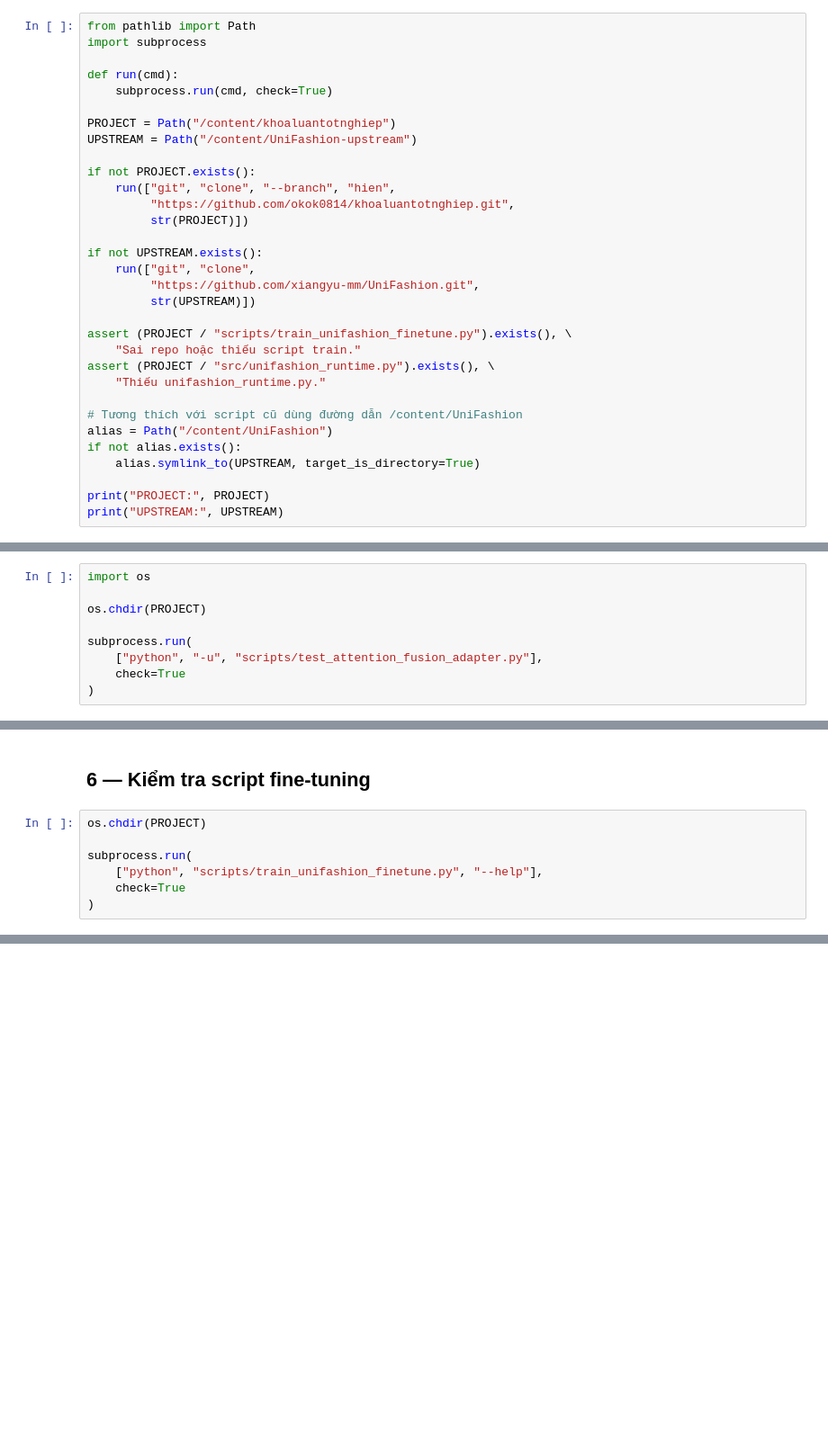
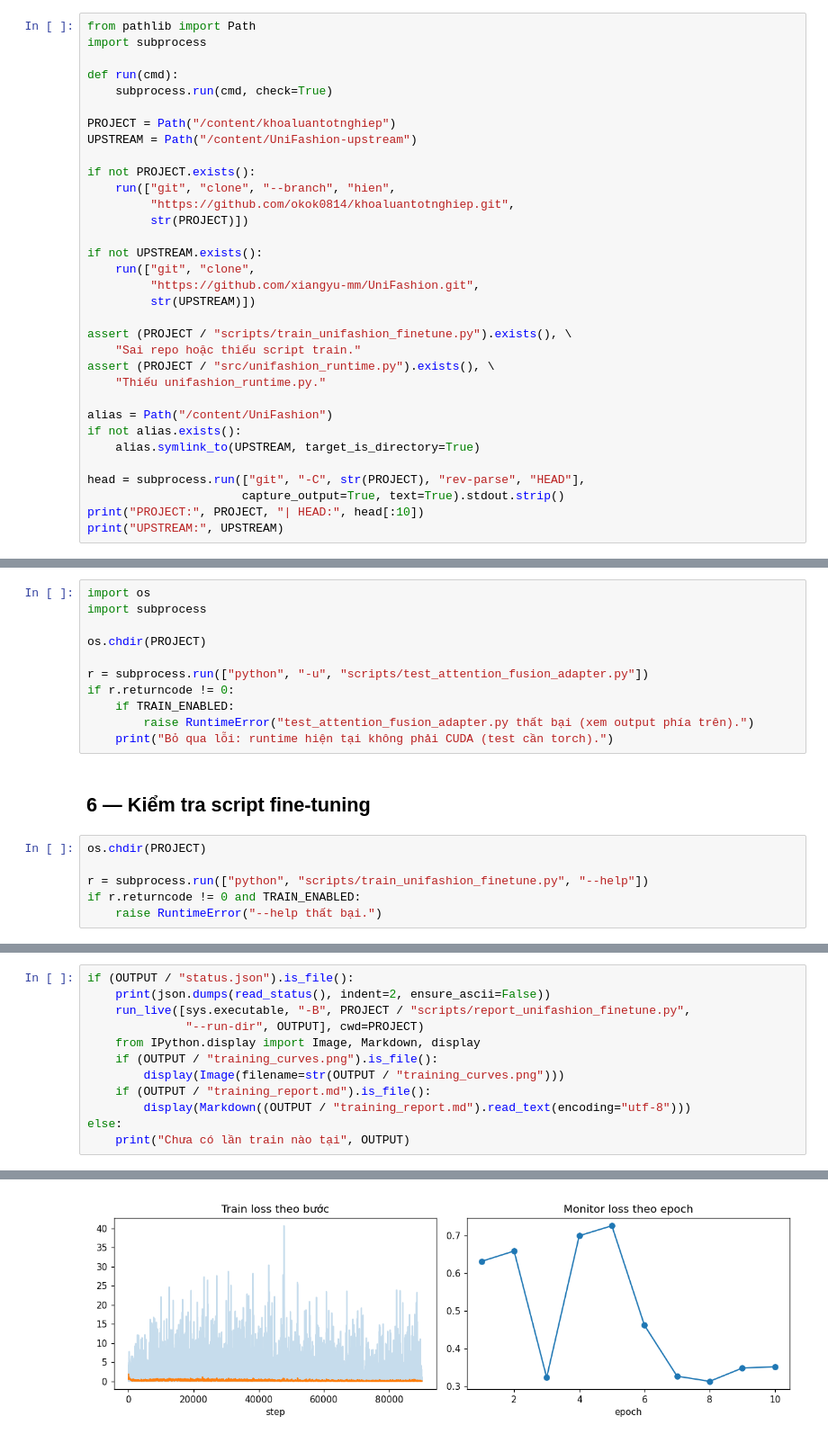
Before and after one commit to okok0814/khoaluantotnghiep, a Jupyter notebook: notebooks/41_15_Attention_Fusion_UniFashion_GPU.ipynb, the cells around one changed output, grey strips where cells are left out. Shown at 90% size. Drawn from its saved outputs; the diff is of its cells as text; blank space fills up the shorter version.

```diff
--- a/notebooks/41_15_Attention_Fusion_UniFashion_GPU.ipynb
+++ b/notebooks/41_15_Attention_Fusion_UniFashion_GPU.ipynb
@@ -42,11 +78,12 @@ assert (PROJECT / "scripts/train_unifashion_finetune.py").exists(), \
 assert (PROJECT / "src/unifashion_runtime.py").exists(), \
     "Thiếu unifashion_runtime.py."
 
-# Tương thích với script cũ dùng đường dẫn /content/UniFashion
 alias = Path("/content/UniFashion")
 if not alias.exists():
     alias.symlink_to(UPSTREAM, target_is_directory=True)
 
-print("PROJECT:", PROJECT)
+head = subprocess.run(["git", "-C", str(PROJECT), "rev-parse", "HEAD"],
+                      capture_output=True, text=True).stdout.strip()
+print("PROJECT:", PROJECT, "| HEAD:", head[:10])
 print("UPSTREAM:", UPSTREAM)
 # %% [output]
@@ -142,11 +209,2 @@ Nếu model assets còn MISSING thì cần sửa ASSETS_DIR trước khi train.
 # %% [markdown]
 ## **5 — Kiểm thử Attention-Gated Fusion**
-# %%
-import os
-
-os.chdir(PROJECT)
-
-subprocess.run(
-    ["python", "-u", "scripts/test_attention_fusion_adapter.py"],
-    check=True
-)
@@ -155,9 +211,19 @@ CompletedProcess(args=['python', '-u', 'scripts/test_attention_fusion_adapter.py
+# %%
+import os
+import subprocess
+
+os.chdir(PROJECT)
+
+r = subprocess.run(["python", "-u", "scripts/test_attention_fusion_adapter.py"])
+if r.returncode != 0:
+    if TRAIN_ENABLED:
+        raise RuntimeError("test_attention_fusion_adapter.py thất bại (xem output phía trên).")
+    print("Bỏ qua lỗi: runtime hiện tại không phải CUDA (test cần torch).")
 # %% [markdown]
 ## **6 — Kiểm tra script fine-tuning**
 # %%
 os.chdir(PROJECT)
 
-subprocess.run(
-    ["python", "scripts/train_unifashion_finetune.py", "--help"],
-    check=True
-)
+r = subprocess.run(["python", "scripts/train_unifashion_finetune.py", "--help"])
+if r.returncode != 0 and TRAIN_ENABLED:
+    raise RuntimeError("--help thất bại.")
@@ -329,0 +1297,13 @@ KeyboardInterrupt:
+# %%
+if (OUTPUT / "status.json").is_file():
+    print(json.dumps(read_status(), indent=2, ensure_ascii=False))
+    run_live([sys.executable, "-B", PROJECT / "scripts/report_unifashion_finetune.py",
+              "--run-dir", OUTPUT], cwd=PROJECT)
+    from IPython.display import Image, Markdown, display
+    if (OUTPUT / "training_curves.png").is_file():
+        display(Image(filename=str(OUTPUT / "training_curves.png")))
+    if (OUTPUT / "training_report.md").is_file():
+        display(Markdown((OUTPUT / "training_report.md").read_text(encoding="utf-8")))
+else:
+    print("Chưa có lần train nào tại", OUTPUT)
+# %% [output]
@@ -329,0 +1324 @@ KeyboardInterrupt:
+[figure, added]
```
Also changed, not shown: parts of 34 cells of this notebook, 8 other files.
